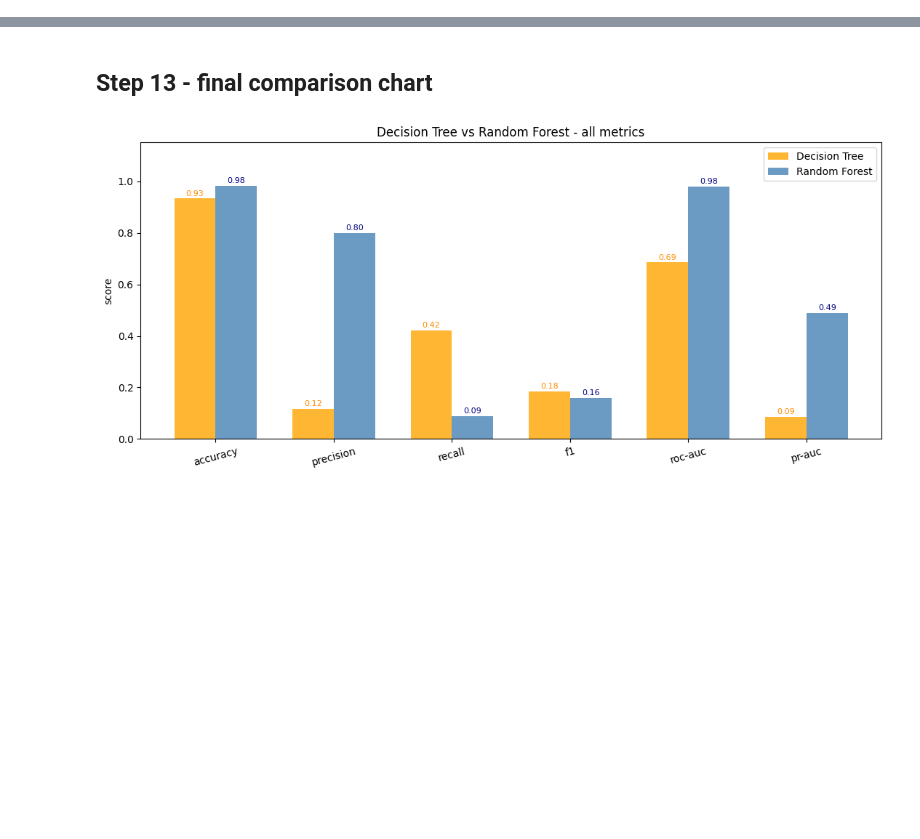
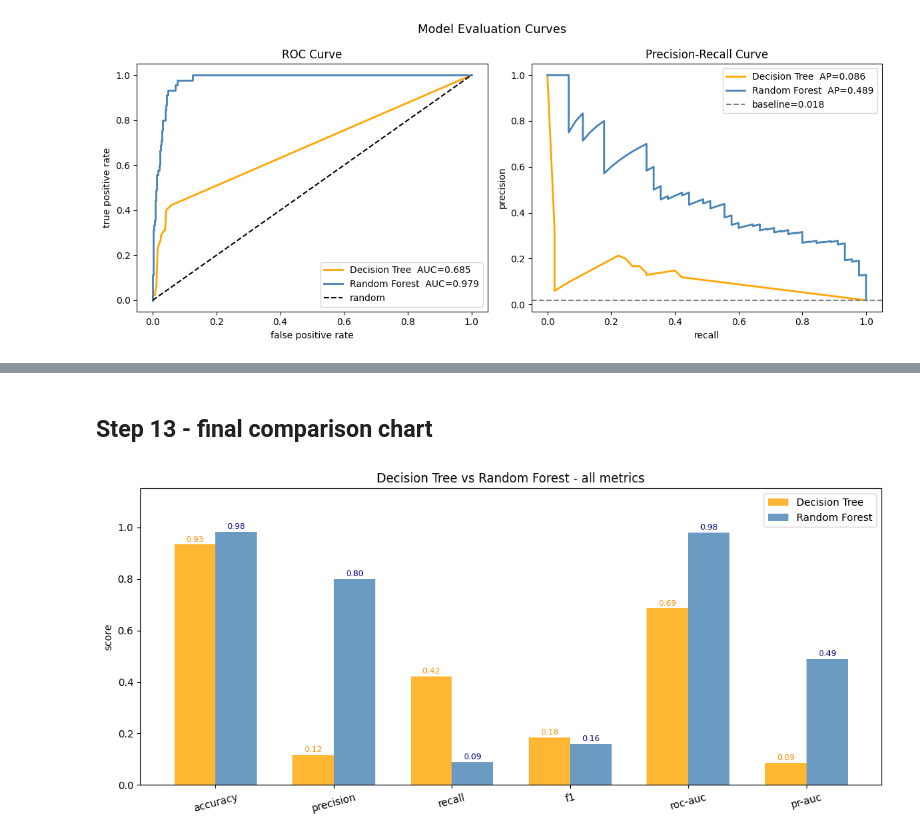
Before and after one commit to Rajeshydv07/60-days-data-science, a Jupyter notebook: day18/day18_fraud_detection.ipynb, the cells around one changed output, grey strips where cells are left out. Drawn from its saved outputs; the diff is of its cells as text; code cells hidden in the pictures; blank space fills up the shorter version.

```diff
--- a/day18/day18_fraud_detection.ipynb
+++ b/day18/day18_fraud_detection.ipynb
@@ -624,0 +337,36 @@ Name: 4, dtype: float64
+# %%
+fig, axes = plt.subplots(1, 2, figsize=(12, 5))
+
+for name, proba, color in [
+        ('Decision Tree', dt_proba, 'orange'),
+        ('Random Forest', rf_proba, 'steelblue')]:
+    fpr, tpr, _ = roc_curve(y_test, proba)
+    auc = roc_auc_score(y_test, proba)
+    axes[0].plot(fpr, tpr, label=f'{name}  AUC={auc:.3f}', color=color, lw=2)
+
+axes[0].plot([0,1], [0,1], 'k--', label='random')
+axes[0].set_xlabel('false positive rate')
+axes[0].set_ylabel('true positive rate')
+axes[0].set_title('ROC Curve')
+axes[0].legend()
+
+for name, proba, color in [
+        ('Decision Tree', dt_proba, 'orange'),
+        ('Random Forest', rf_proba, 'steelblue')]:
+    prec, rec, _ = precision_recall_curve(y_test, proba)
+    ap = average_precision_score(y_test, proba)
+    axes[1].plot(rec, prec, label=f'{name}  AP={ap:.3f}', color=color, lw=2)
+
+baseline = y_test.mean()
+axes[1].axhline(baseline, linestyle='--', color='gray', label=f'baseline={baseline:.3f}')
+axes[1].set_xlabel('recall')
+axes[1].set_ylabel('precision')
+axes[1].set_title('Precision-Recall Curve')
+axes[1].legend()
+
+plt.suptitle('Model Evaluation Curves', fontsize=13)
+plt.tight_layout()
+plt.savefig('roc_pr_curves.png', bbox_inches='tight', dpi=150)
+plt.show()
+# %% [output]
+[figure, added]
```
Also changed, not shown: parts of 56 cells of this notebook, 4 other files.
